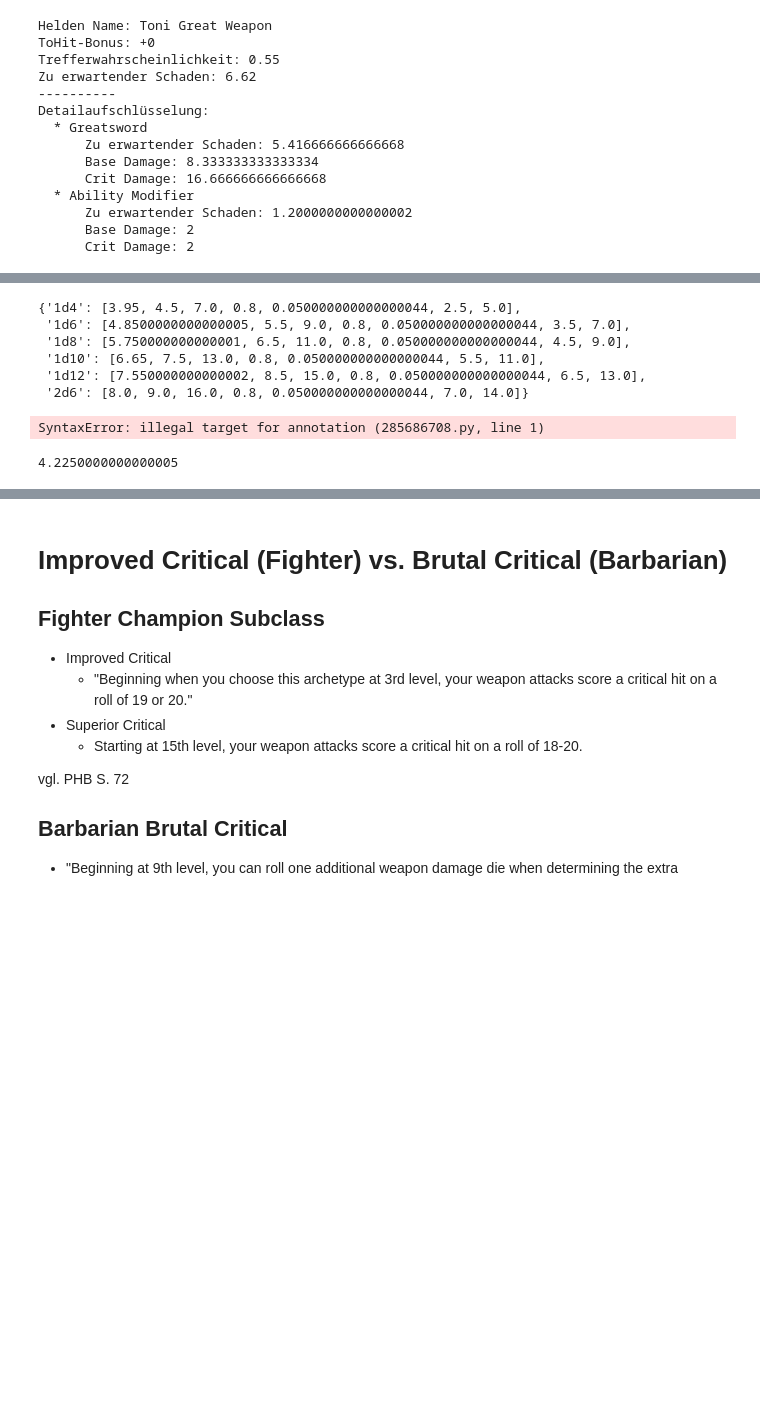
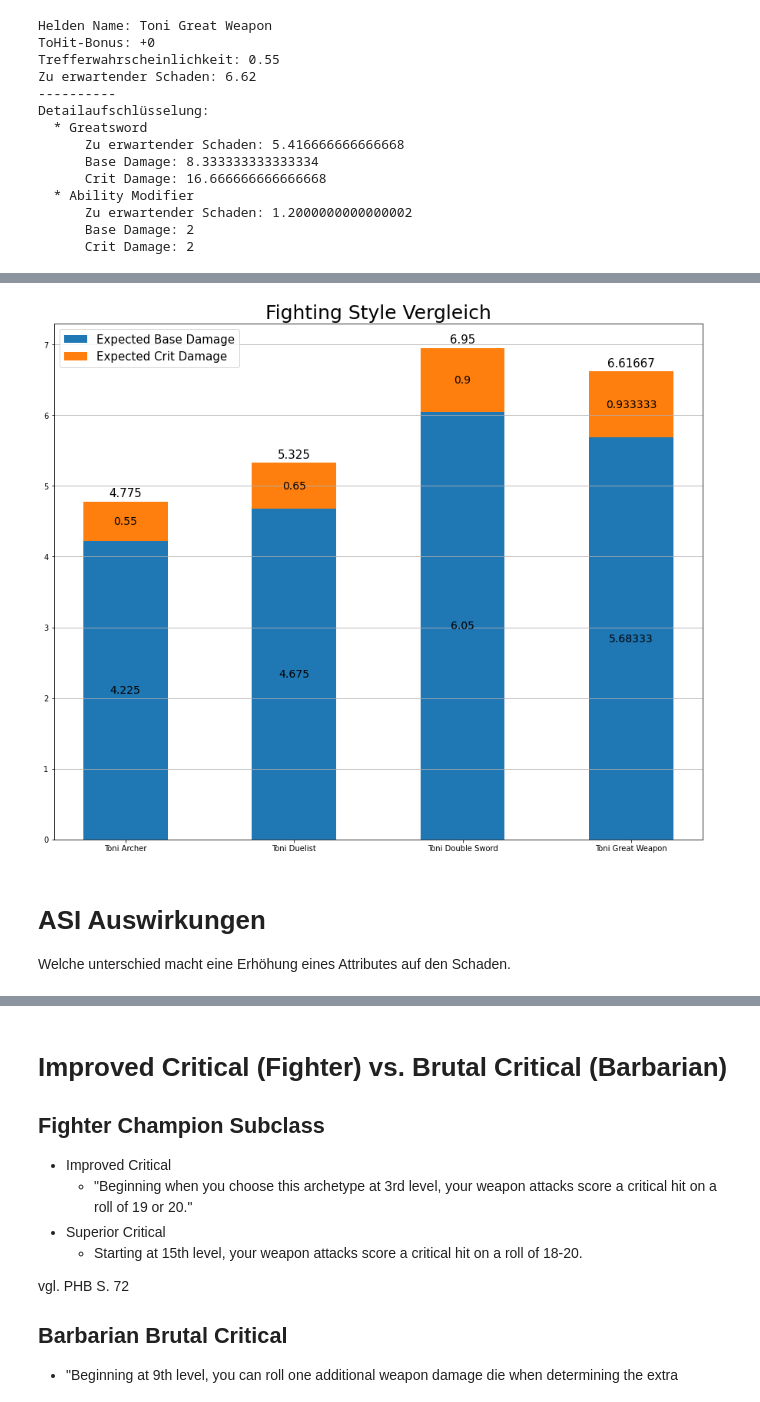
Before and after one commit to AlexSchinnerl/dndMath, a Jupyter notebook: vortrag.ipynb, the cells around one changed output, grey strips where cells are left out. Cells and saved outputs as stored; diff of their text form; code cells hidden in the pictures; blank space fills up the shorter version.

Commit message:
hero leveling

```diff
--- a/vortrag.ipynb
+++ b/vortrag.ipynb
@@ -345,13 +345,3 @@ class Dice:
     def dice(self, value):
         self._dice = value
         self.diceMean = self.dice.mean()
-# %%
-class DamageSource:
-    def __init__(self, name, staticBonus=None, damageDice=None, diceAmount=None):
-        self.name = name
-        self.is_static = False
-        if staticBonus:
-            self.baseDamage = staticBonus
-            self.is_static = True
-        else:
-            self.baseDamage = damageDice.diceMean*diceAmount
@@ -809,28 +799,0 @@ stacked_bar_plot_from_dict(fs_testing_dict, "Fighting Style Vergleich")
-# %%
-
-monsterAC = 10
-textsize = 13
-
-
-for weapon in weapon_dictionary:
-    weapon_damage_dict_base[weapon] = tester_toni.damageCalculator(monsterAC, weapon_dictionary[weapon][1], weapon_dictionary[weapon][0])
-    label_list.append(f"{weapon_dictionary[weapon][0]}{weapon_dictionary[weapon][1].name}{tester_toni.damageBonus:+}")
-weapon_damage_dict_base
-# %% [output]
-{'1d4': [3.95, 4.5, 7.0, 0.8, 0.050000000000000044, 2.5, 5.0],
- '1d6': [4.8500000000000005, 5.5, 9.0, 0.8, 0.050000000000000044, 3.5, 7.0],
- '1d8': [5.750000000000001, 6.5, 11.0, 0.8, 0.050000000000000044, 4.5, 9.0],
- '1d10': [6.65, 7.5, 13.0, 0.8, 0.050000000000000044, 5.5, 11.0],
- '1d12': [7.550000000000002, 8.5, 15.0, 0.8, 0.050000000000000044, 6.5, 13.0],
- '2d6': [8.0, 9.0, 16.0, 0.8, 0.050000000000000044, 7.0, 14.0]}
-# %%
-            "Expected Damage":sum(self.expected_damage.values()),
-            "Base Damage":sum(self.base_damage.values()),
-            "Crit Damage":sum(self.crit_damage.values()),
-            "Chance to Hit":self.chance2Hit
-# %% [output]
-SyntaxError: illegal target for annotation (285686708.py, line 1)
-# %%
-archery_toni.heroValues["Base Damage"]*archery_toni.heroValues["Chance to Hit"]
-# %% [output]
-4.2250000000000005
@@ -897,0 +800,16 @@ fig, ax, pDict = stacked_bar_plot_from_dict(fighting_style_dict, "Fighting Style
+# %%
+fs_testing_dict = {
+    archery_toni.name:list(archery_toni.heroValues.values()),
+    dueling_toni.name:list(dueling_toni.heroValues.values()),
+    twoWeapon_toni.name:list(twoWeapon_toni.heroValues.values()),
+    gwf_toni.name:list(gwf_toni.heroValues.values())
+}
+
+fig, ax, plot_dict = stacked_bar_plot_from_dict(fs_testing_dict, "Fighting Style Vergleich")
+ax.grid(True, axis="y")
+# %% [output]
+[figure, added]
+# %% [markdown]
+# ASI Auswirkungen
+
+Welche unterschied macht eine Erhöhung eines Attributes auf den Schaden.
```
Also changed, not shown: parts of 16 cells of this notebook, 1 other file.
